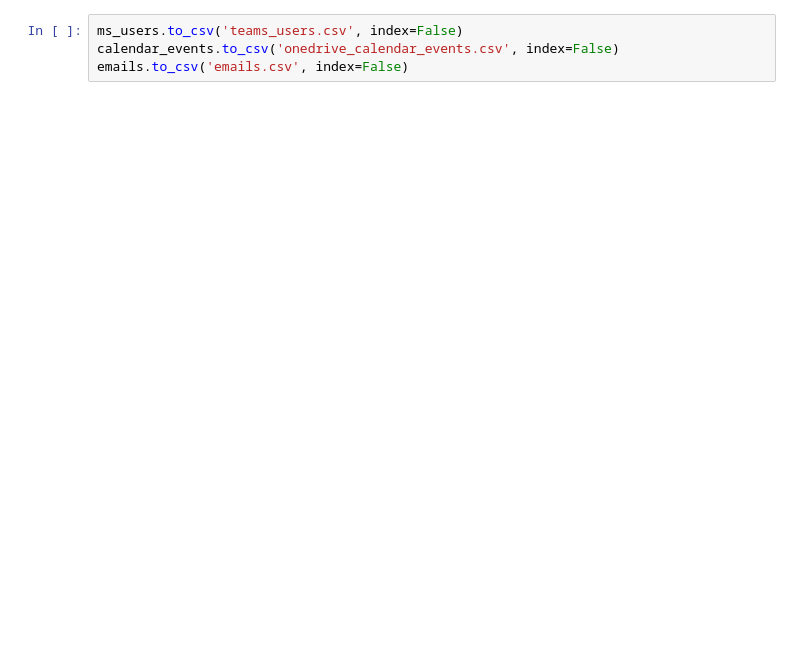
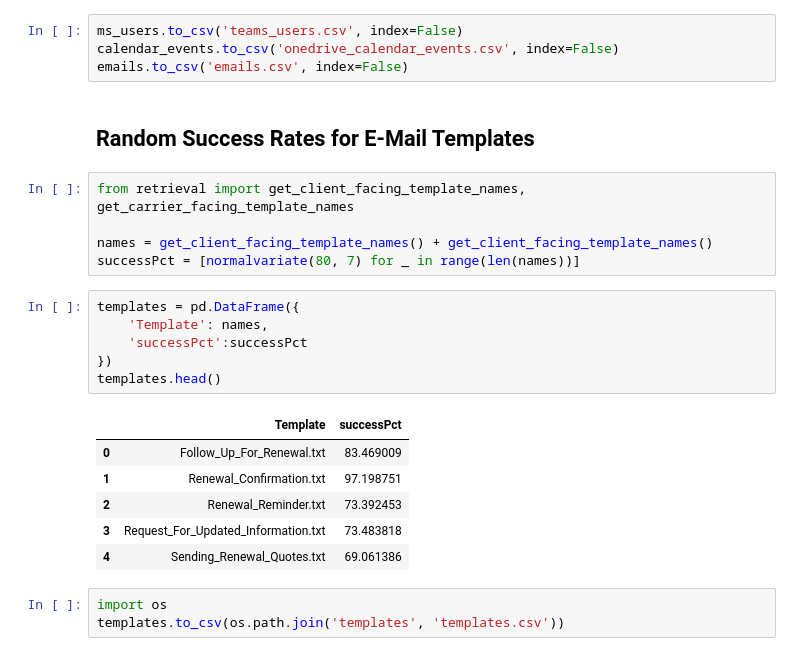
Before and after one commit to TejMeruva/ApexRenew, a Jupyter notebook: RandomDataGenerator.ipynb, the cells around one changed output. Drawn from its saved outputs; the diff is of its cells as text; blank space fills up the shorter version.

```diff
--- a/RandomDataGenerator.ipynb
+++ b/RandomDataGenerator.ipynb
@@ -393,3 +393,26 @@ emails.head(3)
 ms_users.to_csv('teams_users.csv', index=False)
 calendar_events.to_csv('onedrive_calendar_events.csv', index=False)
 emails.to_csv('emails.csv', index=False)
+# %% [markdown]
+## Random Success Rates for E-Mail Templates
+# %%
+from retrieval import get_client_facing_template_names, get_carrier_facing_template_names
+
+names = get_client_facing_template_names() + get_client_facing_template_names()
+successPct = [normalvariate(80, 7) for _ in range(len(names))]
+# %%
+templates = pd.DataFrame({
+    'Template': names,
+    'successPct':successPct
+})
+templates.head()
+# %% [output]
+|  | Template | successPct |
+| 0 | Follow_Up_For_Renewal.txt | 83.469009 |
+| 1 | Renewal_Confirmation.txt | 97.198751 |
+| 2 | Renewal_Reminder.txt | 73.392453 |
+| 3 | Request_For_Updated_Information.txt | 73.483818 |
+| 4 | Sending_Renewal_Quotes.txt | 69.061386 |
+# %%
+import os
+templates.to_csv(os.path.join('templates', 'templates.csv'))
```
Also changed, not shown: 5 other files.
